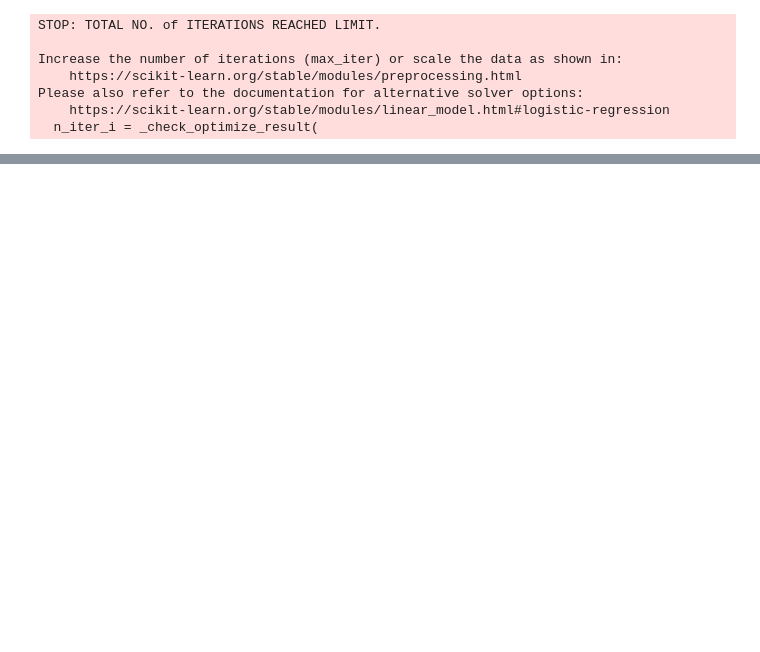
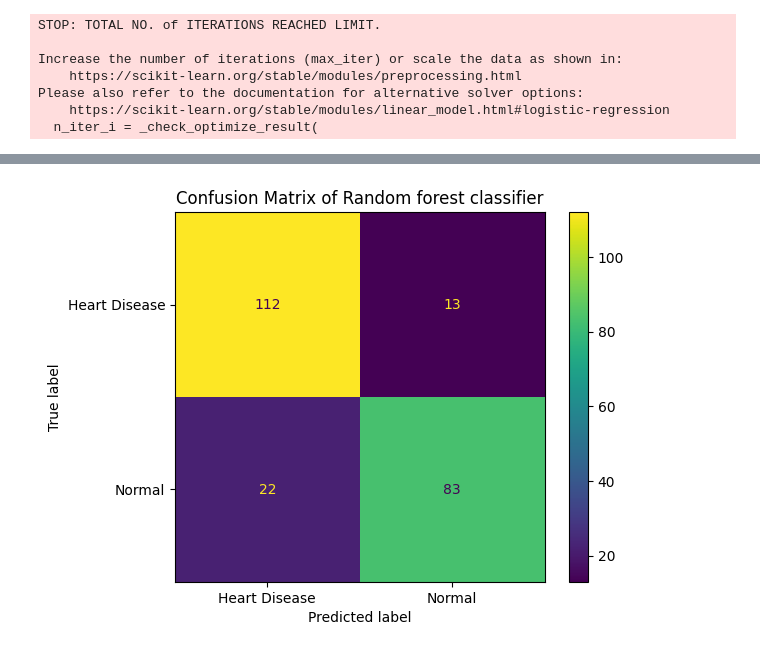
Before and after one commit to D-Rasheed/Heart-Disease-Prediction-Using-Machine-Learning, a Jupyter notebook: Heart_disease_prediction.ipynb, the cells around one changed output, grey strips where cells are left out. Cells and saved outputs as stored; diff of their text form; code cells hidden in the pictures; blank space fills up the shorter version.

Commit message:
Apply SVM,Random forest and Xgboost.

```diff
--- a/Heart_disease_prediction.ipynb
+++ b/Heart_disease_prediction.ipynb
@@ -310,0 +350,7 @@ Please also refer to the documentation for alternative solver options:
+# %%
+from sklearn import svm
+SVM = svm.SVC()
+SVM.fit(x_train, y_train)
+
+SVM_predict = SVM.predict(x_test)
+print(classification_report(y_test, SVM_predict))
@@ -310,0 +368,5 @@ Please also refer to the documentation for alternative solver options:
+# %%
+from sklearn.ensemble import RandomForestClassifier
+rfc = RandomForestClassifier()
+rfc.fit(x_train, y_train)
+rfc_predict = rfc.predict(x_test)
@@ -310,0 +384,9 @@ Please also refer to the documentation for alternative solver options:
+# %%
+cm_rfc = confusion_matrix(y_test, rfc_predict)
+# Display confusion matrix
+disp = ConfusionMatrixDisplay(confusion_matrix=cm_rfc, display_labels=['Heart Disease', 'Normal'])
+disp.plot()
+plt.title('Confusion Matrix of Random forest classifier')
+plt.show()
+# %% [output]
+[figure, added]
```
Also changed, not shown: parts of 16 cells of this notebook.
